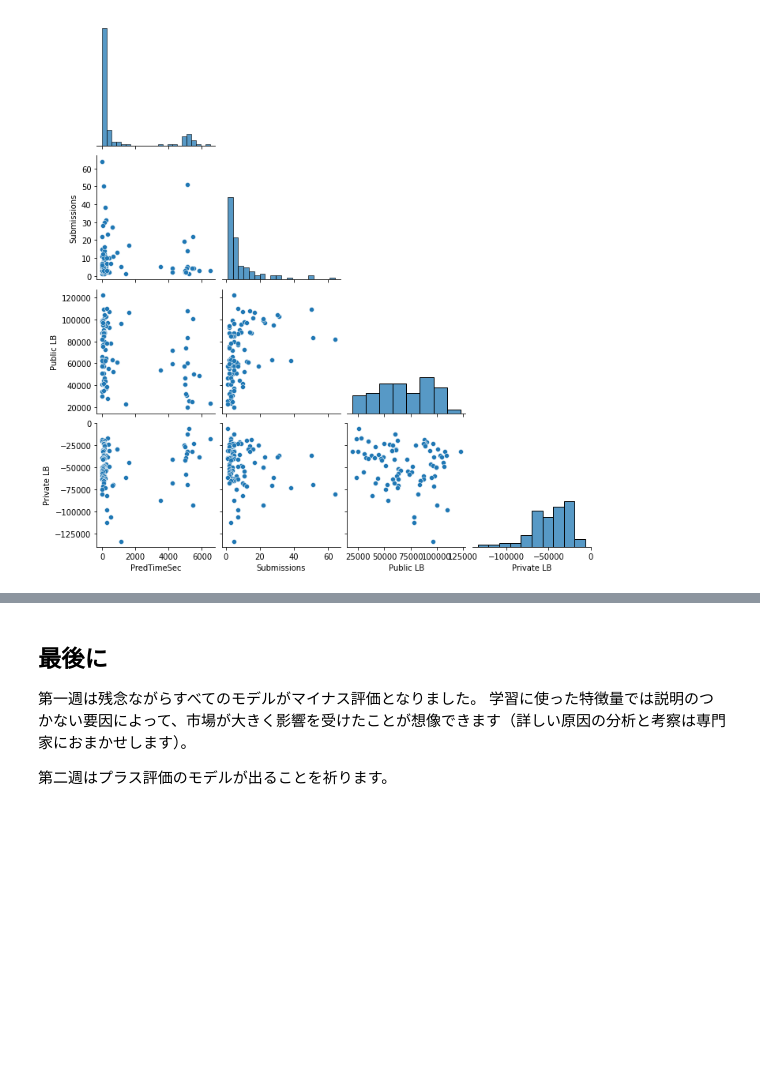
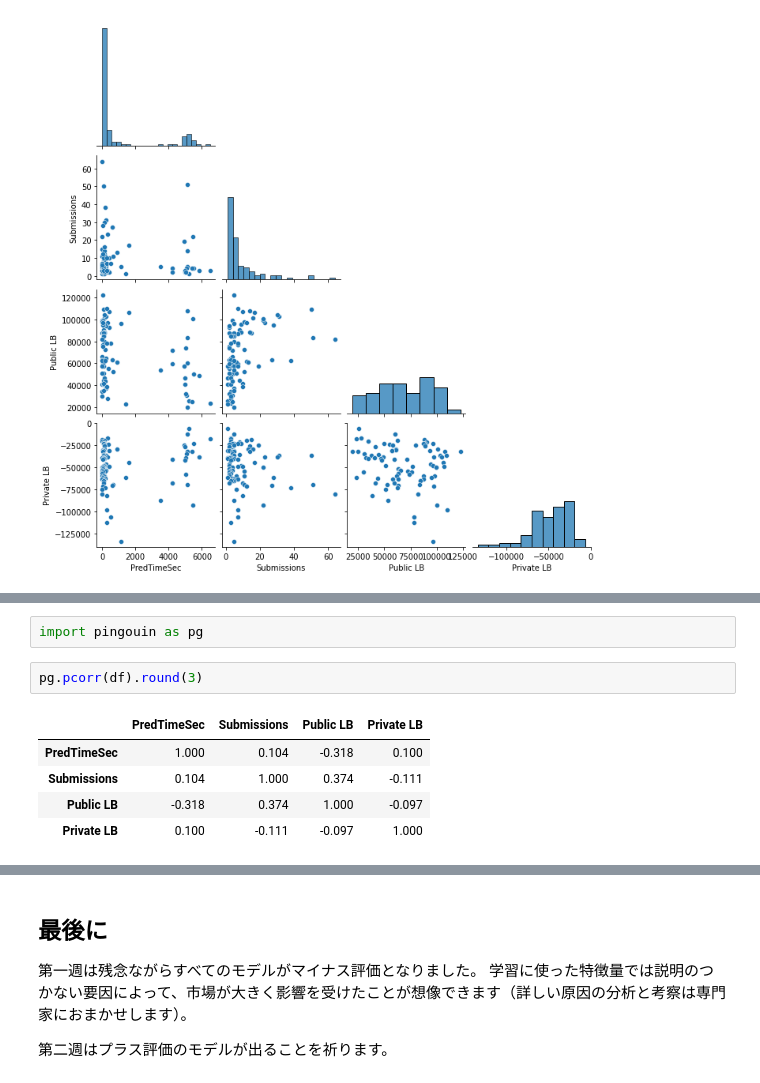
Before and after one commit to bilzard/JQuants-news, a Jupyter notebook: Ex01_JQuants_news_evaluation_1st_week.ipynb, the cells around one changed output, grey strips where cells are left out. Saved outputs shown, nothing was run; the diff lists cells and outputs as text; blank space fills up the shorter version.

```diff
--- a/Ex01_JQuants_news_evaluation_1st_week.ipynb
+++ b/Ex01_JQuants_news_evaluation_1st_week.ipynb
@@ -118,0 +144,10 @@ sns.pairplot(df, corner=True, diag_kind='auto')
+# %%
+import pingouin as pg
+# %%
+pg.pcorr(df).round(3)
+# %% [output]
+|  | PredTimeSec | Submissions | Public LB | Private LB |
+| PredTimeSec | 1.000 | 0.104 | -0.318 | 0.100 |
+| Submissions | 0.104 | 1.000 | 0.374 | -0.111 |
+| Public LB | -0.318 | 0.374 | 1.000 | -0.097 |
+| Private LB | 0.100 | -0.111 | -0.097 | 1.000 |
```
Also changed, not shown: parts of 14 cells of this notebook.
